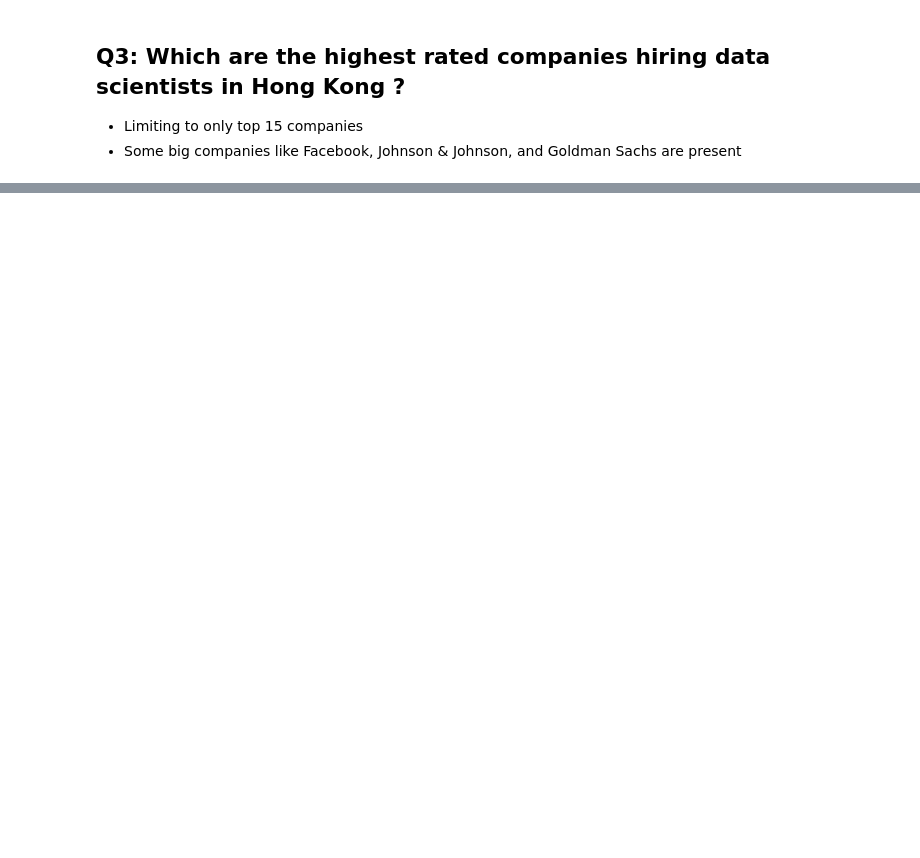
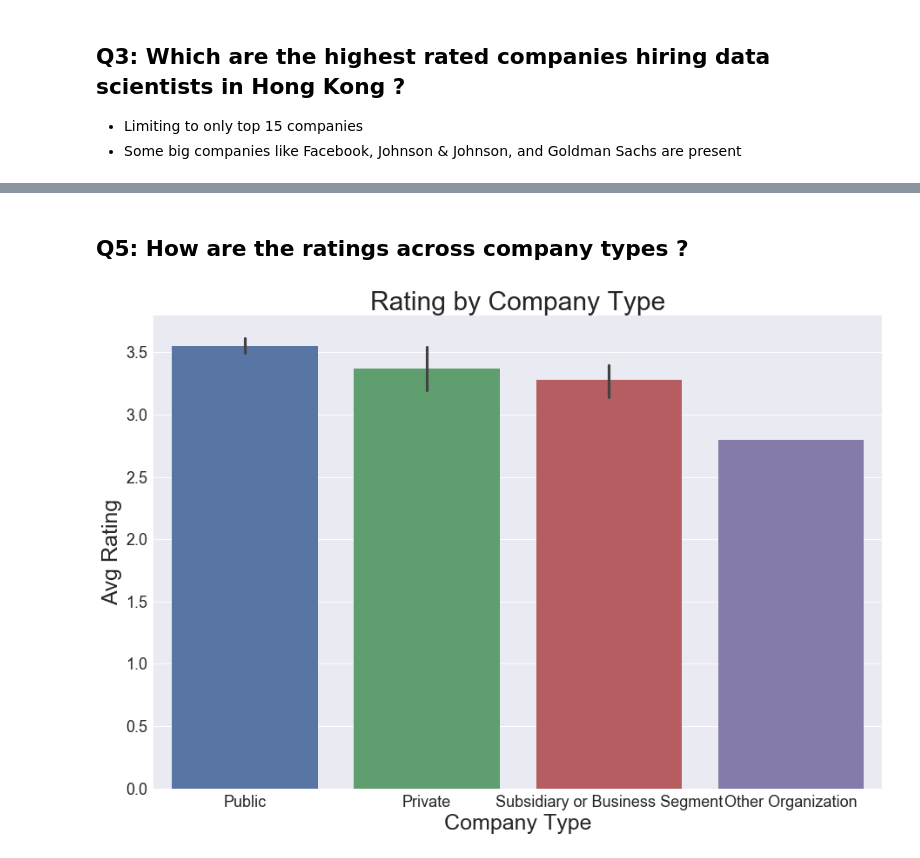
Before and after one commit to jasonchanhku/DataScienceDemand, a Jupyter notebook: Data Science Demand in Hong Kong.ipynb, the cells around one changed output, grey strips where cells are left out. Cells and saved outputs as stored; diff of their text form; code cells hidden in the pictures; blank space fills up the shorter version.

```diff
--- a/Data Science Demand in Hong Kong.ipynb
+++ b/Data Science Demand in Hong Kong.ipynb
@@ -283,0 +310,12 @@ q1.tick_params(labelsize = 18)
+# %% [markdown]
+## Q5: How are the ratings across company types ?
+# %%
+plt.subplots(figsize=(15, 10))
+q1 = sns.barplot(x = 'Company_Type', y = 'Rating', data = df)
+q1.set_title('Rating by Company Type', fontsize = 30)
+q1.set_ylabel('Avg Rating',fontsize = 25)
+q1.set_xlabel('Company Type',fontsize = 25)
+q1.tick_params(labelsize = 18)
+sns.plt.show()
+# %% [output]
+[figure, added]
```
Also changed, not shown: parts of 11 cells of this notebook.
